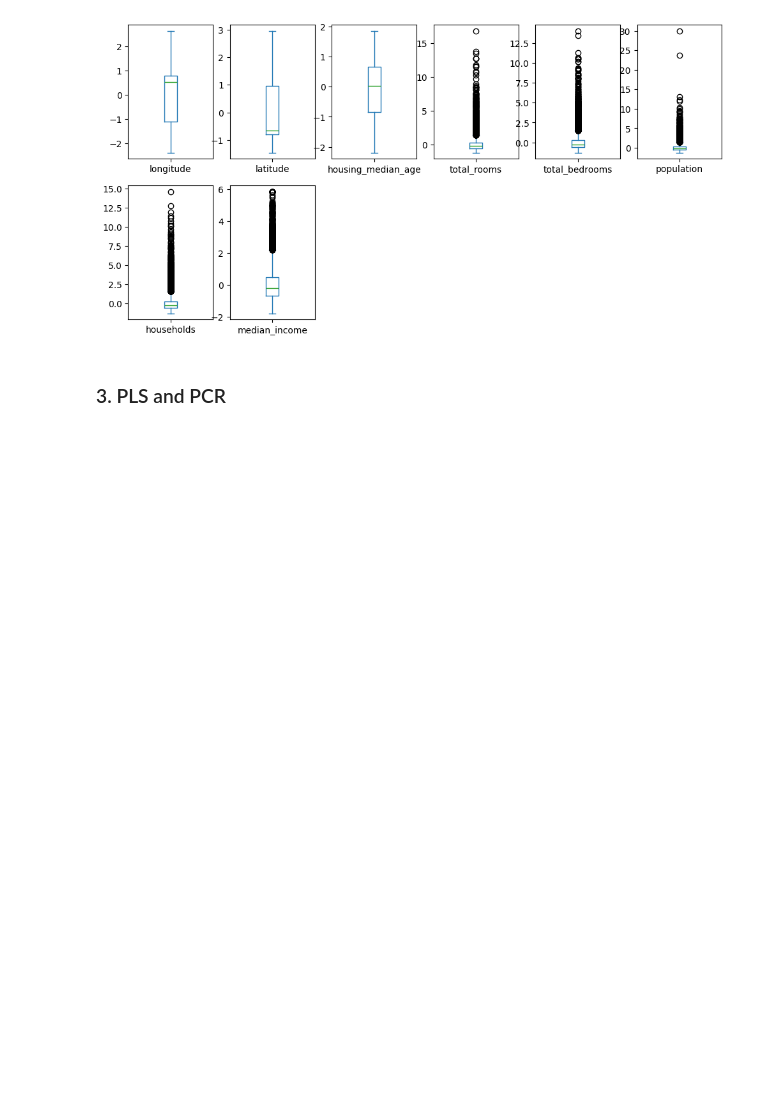
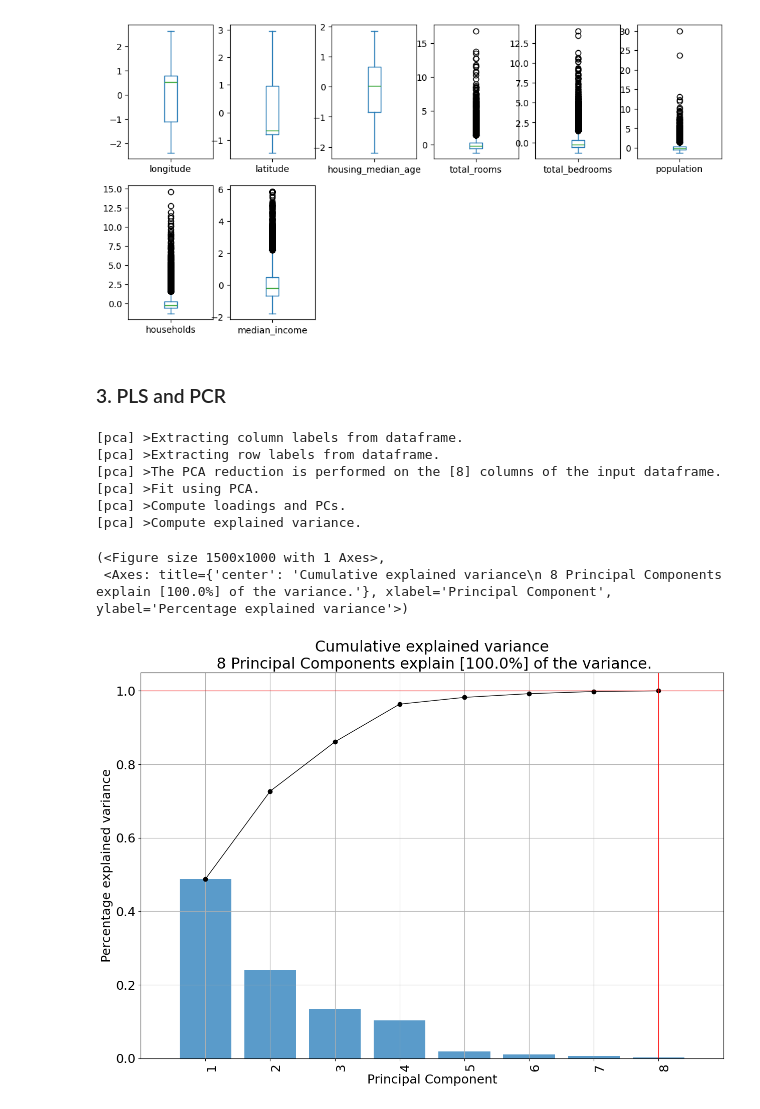
Before and after one commit to Erikkui/adaml-2024fall, a Jupyter notebook: week-03/week-02-tasks.ipynb, the cells around one changed output. Drawn from its saved outputs; the diff is of its cells as text; code cells hidden in the pictures; blank space fills up the shorter version.

```diff
--- a/week-03/week-02-tasks.ipynb
+++ b/week-03/week-02-tasks.ipynb
@@ -74,0 +73,18 @@ from pca import pca
+# %%
+from pca import pca
+
+# First the PCA
+model0 = pca( n_components = Xcalib.shape[1], detect_outliers = [] )
+results0 = model0.fit_transform( Xcalib_scaled )
+
+model0.plot()
+# %% [output]
+[pca] >Extracting column labels from dataframe.
+[pca] >Extracting row labels from dataframe.
+[pca] >The PCA reduction is performed on the [8] columns of the input dataframe.
+[pca] >Fit using PCA.
+[pca] >Compute loadings and PCs.
+[pca] >Compute explained variance.
+(<Figure size 1500x1000 with 1 Axes>,
+ <Axes: title={'center': 'Cumulative explained variance\n 8 Principal Components explain [100.0%] of the variance.'}, xlabel='Principal Component', ylabel='Percentage explained variance'>)
+[figure, added]
```
Also changed, not shown: parts of 2 cells of this notebook.
